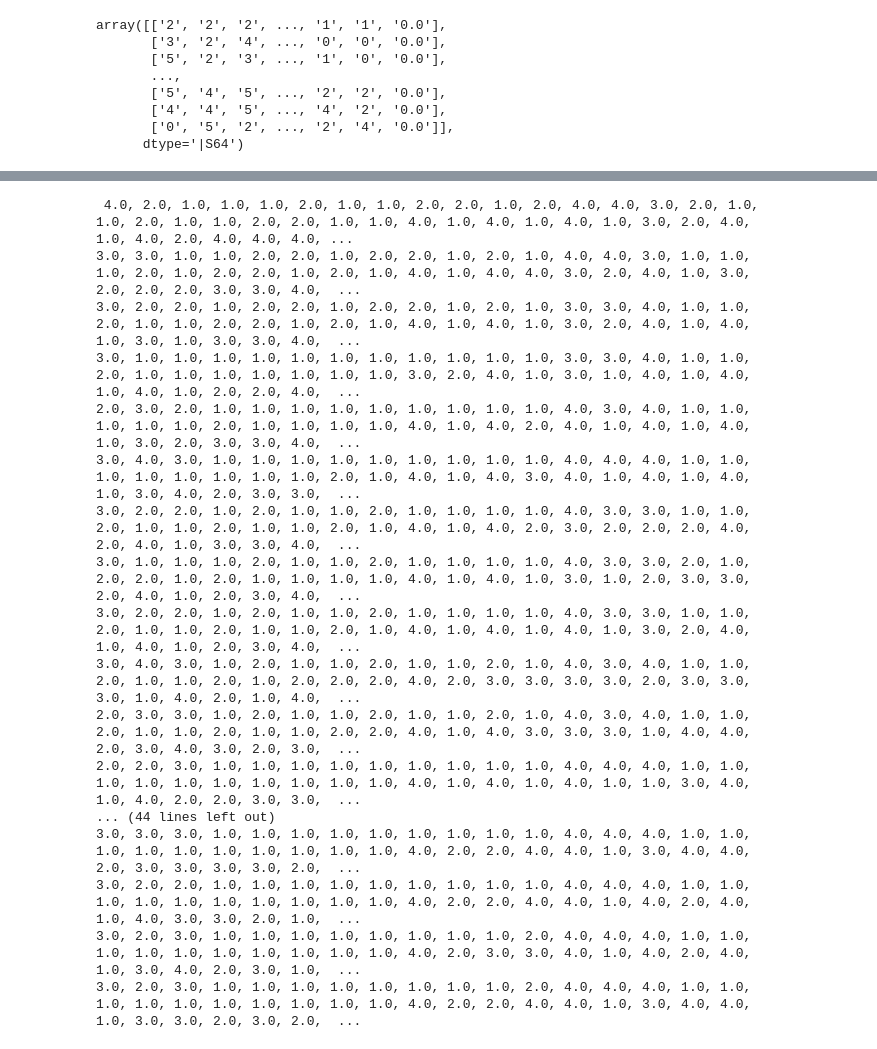
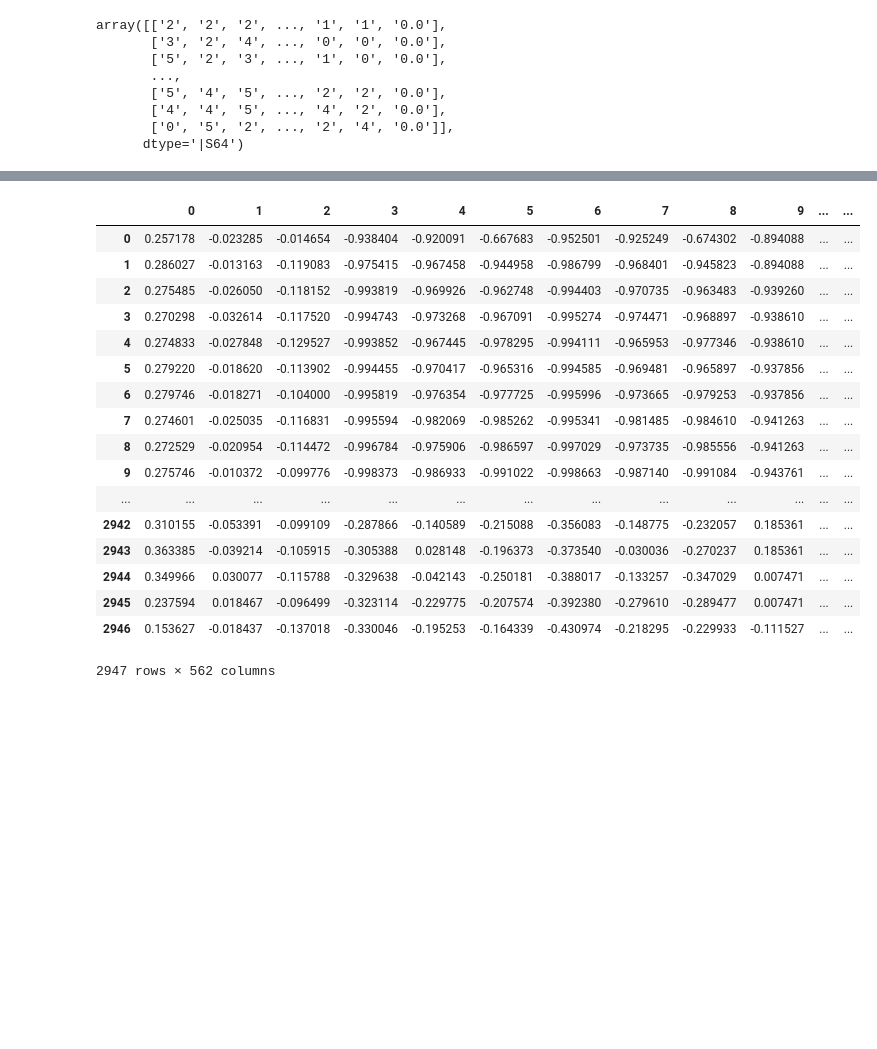
Before and after one commit to sprite728/simple-crf, a Jupyter notebook: preprocessing.ipynb, the cells around one changed output, grey strips where cells are left out. Cells and saved outputs as stored; diff of their text form; code cells hidden in the pictures; blank space fills up the shorter version.

```diff
--- a/preprocessing.ipynb
+++ b/preprocessing.ipynb
@@ -630,20 +455,0 @@ features = row[1].drop(labels=["label", "seg_id"])
-# %%
-print """ %s """ % f_str
-# %% [output]
- 4.0, 2.0, 1.0, 1.0, 1.0, 2.0, 1.0, 1.0, 2.0, 2.0, 1.0, 2.0, 4.0, 4.0, 3.0, 2.0, 1.0, 1.0, 2.0, 1.0, 1.0, 2.0, 2.0, 1.0, 1.0, 4.0, 1.0, 4.0, 1.0, 4.0, 1.0, 3.0, 2.0, 4.0, 1.0, 4.0, 2.0, 4.0, 4.0, 4.0, ...
-3.0, 3.0, 1.0, 1.0, 2.0, 2.0, 1.0, 2.0, 2.0, 1.0, 2.0, 1.0, 4.0, 4.0, 3.0, 1.0, 1.0, 1.0, 2.0, 1.0, 2.0, 2.0, 1.0, 2.0, 1.0, 4.0, 1.0, 4.0, 4.0, 3.0, 2.0, 4.0, 1.0, 3.0, 2.0, 2.0, 2.0, 3.0, 3.0, 4.0,  ...
-3.0, 2.0, 2.0, 1.0, 2.0, 2.0, 1.0, 2.0, 2.0, 1.0, 2.0, 1.0, 3.0, 3.0, 4.0, 1.0, 1.0, 2.0, 1.0, 1.0, 2.0, 2.0, 1.0, 2.0, 1.0, 4.0, 1.0, 4.0, 1.0, 3.0, 2.0, 4.0, 1.0, 4.0, 1.0, 3.0, 1.0, 3.0, 3.0, 4.0,  ...
-3.0, 1.0, 1.0, 1.0, 1.0, 1.0, 1.0, 1.0, 1.0, 1.0, 1.0, 1.0, 3.0, 3.0, 4.0, 1.0, 1.0, 2.0, 1.0, 1.0, 1.0, 1.0, 1.0, 1.0, 1.0, 3.0, 2.0, 4.0, 1.0, 3.0, 1.0, 4.0, 1.0, 4.0, 1.0, 4.0, 1.0, 2.0, 2.0, 4.0,  ...
-2.0, 3.0, 2.0, 1.0, 1.0, 1.0, 1.0, 1.0, 1.0, 1.0, 1.0, 1.0, 4.0, 3.0, 4.0, 1.0, 1.0, 1.0, 1.0, 1.0, 2.0, 1.0, 1.0, 1.0, 1.0, 4.0, 1.0, 4.0, 2.0, 4.0, 1.0, 4.0, 1.0, 4.0, 1.0, 3.0, 2.0, 3.0, 3.0, 4.0,  ...
-3.0, 4.0, 3.0, 1.0, 1.0, 1.0, 1.0, 1.0, 1.0, 1.0, 1.0, 1.0, 4.0, 4.0, 4.0, 1.0, 1.0, 1.0, 1.0, 1.0, 1.0, 1.0, 1.0, 2.0, 1.0, 4.0, 1.0, 4.0, 3.0, 4.0, 1.0, 4.0, 1.0, 4.0, 1.0, 3.0, 4.0, 2.0, 3.0, 3.0,  ...
-3.0, 2.0, 2.0, 1.0, 2.0, 1.0, 1.0, 2.0, 1.0, 1.0, 1.0, 1.0, 4.0, 3.0, 3.0, 1.0, 1.0, 2.0, 1.0, 1.0, 2.0, 1.0, 1.0, 2.0, 1.0, 4.0, 1.0, 4.0, 2.0, 3.0, 2.0, 2.0, 2.0, 4.0, 2.0, 4.0, 1.0, 3.0, 3.0, 4.0,  ...
-3.0, 1.0, 1.0, 1.0, 2.0, 1.0, 1.0, 2.0, 1.0, 1.0, 1.0, 1.0, 4.0, 3.0, 3.0, 2.0, 1.0, 2.0, 2.0, 1.0, 2.0, 1.0, 1.0, 1.0, 1.0, 4.0, 1.0, 4.0, 1.0, 3.0, 1.0, 2.0, 3.0, 3.0, 2.0, 4.0, 1.0, 2.0, 3.0, 4.0,  ...
-3.0, 2.0, 2.0, 1.0, 2.0, 1.0, 1.0, 2.0, 1.0, 1.0, 1.0, 1.0, 4.0, 3.0, 3.0, 1.0, 1.0, 2.0, 1.0, 1.0, 2.0, 1.0, 1.0, 2.0, 1.0, 4.0, 1.0, 4.0, 1.0, 4.0, 1.0, 3.0, 2.0, 4.0, 1.0, 4.0, 1.0, 2.0, 3.0, 4.0,  ...
-3.0, 4.0, 3.0, 1.0, 2.0, 1.0, 1.0, 2.0, 1.0, 1.0, 2.0, 1.0, 4.0, 3.0, 4.0, 1.0, 1.0, 2.0, 1.0, 1.0, 2.0, 1.0, 2.0, 2.0, 2.0, 4.0, 2.0, 3.0, 3.0, 3.0, 3.0, 2.0, 3.0, 3.0, 3.0, 1.0, 4.0, 2.0, 1.0, 4.0,  ...
-2.0, 3.0, 3.0, 1.0, 2.0, 1.0, 1.0, 2.0, 1.0, 1.0, 2.0, 1.0, 4.0, 3.0, 4.0, 1.0, 1.0, 2.0, 1.0, 1.0, 2.0, 1.0, 1.0, 2.0, 2.0, 4.0, 1.0, 4.0, 3.0, 3.0, 3.0, 1.0, 4.0, 4.0, 2.0, 3.0, 4.0, 3.0, 2.0, 3.0,  ...
-2.0, 2.0, 3.0, 1.0, 1.0, 1.0, 1.0, 1.0, 1.0, 1.0, 1.0, 1.0, 4.0, 4.0, 4.0, 1.0, 1.0, 1.0, 1.0, 1.0, 1.0, 1.0, 1.0, 1.0, 1.0, 4.0, 1.0, 4.0, 1.0, 4.0, 1.0, 1.0, 3.0, 4.0, 1.0, 4.0, 2.0, 2.0, 3.0, 3.0,  ...
-... (44 lines left out)
-3.0, 3.0, 3.0, 1.0, 1.0, 1.0, 1.0, 1.0, 1.0, 1.0, 1.0, 1.0, 4.0, 4.0, 4.0, 1.0, 1.0, 1.0, 1.0, 1.0, 1.0, 1.0, 1.0, 1.0, 1.0, 4.0, 2.0, 2.0, 4.0, 4.0, 1.0, 3.0, 4.0, 4.0, 2.0, 3.0, 3.0, 3.0, 3.0, 2.0,  ...
-3.0, 2.0, 2.0, 1.0, 1.0, 1.0, 1.0, 1.0, 1.0, 1.0, 1.0, 1.0, 4.0, 4.0, 4.0, 1.0, 1.0, 1.0, 1.0, 1.0, 1.0, 1.0, 1.0, 1.0, 1.0, 4.0, 2.0, 2.0, 4.0, 4.0, 1.0, 4.0, 2.0, 4.0, 1.0, 4.0, 3.0, 3.0, 2.0, 1.0,  ...
-3.0, 2.0, 3.0, 1.0, 1.0, 1.0, 1.0, 1.0, 1.0, 1.0, 1.0, 2.0, 4.0, 4.0, 4.0, 1.0, 1.0, 1.0, 1.0, 1.0, 1.0, 1.0, 1.0, 1.0, 1.0, 4.0, 2.0, 3.0, 3.0, 4.0, 1.0, 4.0, 2.0, 4.0, 1.0, 3.0, 4.0, 2.0, 3.0, 1.0,  ...
-3.0, 2.0, 3.0, 1.0, 1.0, 1.0, 1.0, 1.0, 1.0, 1.0, 1.0, 2.0, 4.0, 4.0, 4.0, 1.0, 1.0, 1.0, 1.0, 1.0, 1.0, 1.0, 1.0, 1.0, 1.0, 4.0, 2.0, 2.0, 4.0, 4.0, 1.0, 3.0, 4.0, 4.0, 1.0, 3.0, 3.0, 2.0, 3.0, 2.0,  ...
@@ -649,0 +458,21 @@ print """ %s """ % f_str
+# %%
+df_
+# %% [output]
+|  | 0 | 1 | 2 | 3 | 4 | 5 | 6 | 7 | 8 | 9 | ... | ... |
+| 0 | 0.257178 | -0.023285 | -0.014654 | -0.938404 | -0.920091 | -0.667683 | -0.952501 | -0.925249 | -0.674302 | -0.894088 | ... | ... |
+| 1 | 0.286027 | -0.013163 | -0.119083 | -0.975415 | -0.967458 | -0.944958 | -0.986799 | -0.968401 | -0.945823 | -0.894088 | ... | ... |
+| 2 | 0.275485 | -0.026050 | -0.118152 | -0.993819 | -0.969926 | -0.962748 | -0.994403 | -0.970735 | -0.963483 | -0.939260 | ... | ... |
+| 3 | 0.270298 | -0.032614 | -0.117520 | -0.994743 | -0.973268 | -0.967091 | -0.995274 | -0.974471 | -0.968897 | -0.938610 | ... | ... |
+| 4 | 0.274833 | -0.027848 | -0.129527 | -0.993852 | -0.967445 | -0.978295 | -0.994111 | -0.965953 | -0.977346 | -0.938610 | ... | ... |
+| 5 | 0.279220 | -0.018620 | -0.113902 | -0.994455 | -0.970417 | -0.965316 | -0.994585 | -0.969481 | -0.965897 | -0.937856 | ... | ... |
+| 6 | 0.279746 | -0.018271 | -0.104000 | -0.995819 | -0.976354 | -0.977725 | -0.995996 | -0.973665 | -0.979253 | -0.937856 | ... | ... |
+| 7 | 0.274601 | -0.025035 | -0.116831 | -0.995594 | -0.982069 | -0.985262 | -0.995341 | -0.981485 | -0.984610 | -0.941263 | ... | ... |
+| 8 | 0.272529 | -0.020954 | -0.114472 | -0.996784 | -0.975906 | -0.986597 | -0.997029 | -0.973735 | -0.985556 | -0.941263 | ... | ... |
+| 9 | 0.275746 | -0.010372 | -0.099776 | -0.998373 | -0.986933 | -0.991022 | -0.998663 | -0.987140 | -0.991084 | -0.943761 | ... | ... |
+| ... | ... | ... | ... | ... | ... | ... | ... | ... | ... | ... | ... | ... |
+| 2942 | 0.310155 | -0.053391 | -0.099109 | -0.287866 | -0.140589 | -0.215088 | -0.356083 | -0.148775 | -0.232057 | 0.185361 | ... | ... |
+| 2943 | 0.363385 | -0.039214 | -0.105915 | -0.305388 | 0.028148 | -0.196373 | -0.373540 | -0.030036 | -0.270237 | 0.185361 | ... | ... |
+| 2944 | 0.349966 | 0.030077 | -0.115788 | -0.329638 | -0.042143 | -0.250181 | -0.388017 | -0.133257 | -0.347029 | 0.007471 | ... | ... |
+| 2945 | 0.237594 | 0.018467 | -0.096499 | -0.323114 | -0.229775 | -0.207574 | -0.392380 | -0.279610 | -0.289477 | 0.007471 | ... | ... |
+| 2946 | 0.153627 | -0.018437 | -0.137018 | -0.330046 | -0.195253 | -0.164339 | -0.430974 | -0.218295 | -0.229933 | -0.111527 | ... | ... |
+2947 rows × 562 columns
```
Also changed, not shown: parts of 28 cells of this notebook, 6 other files.
